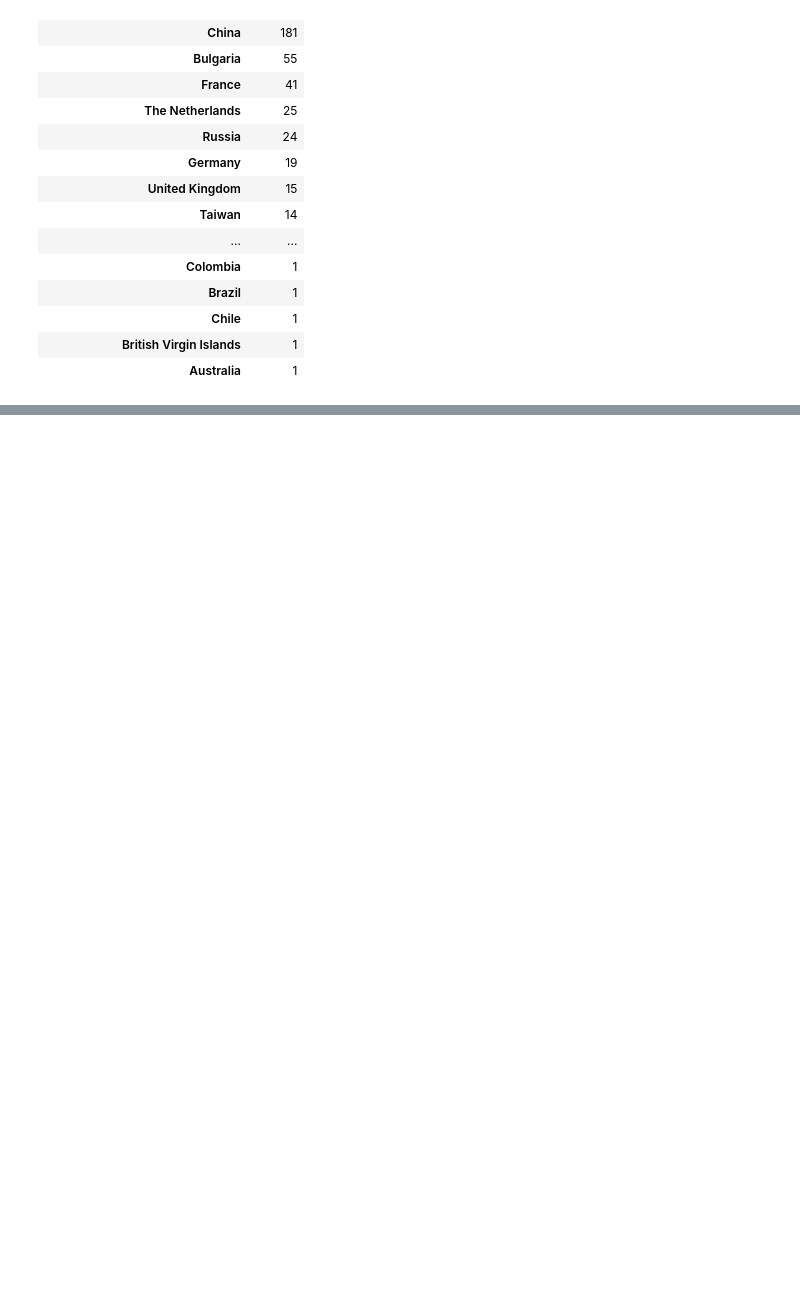
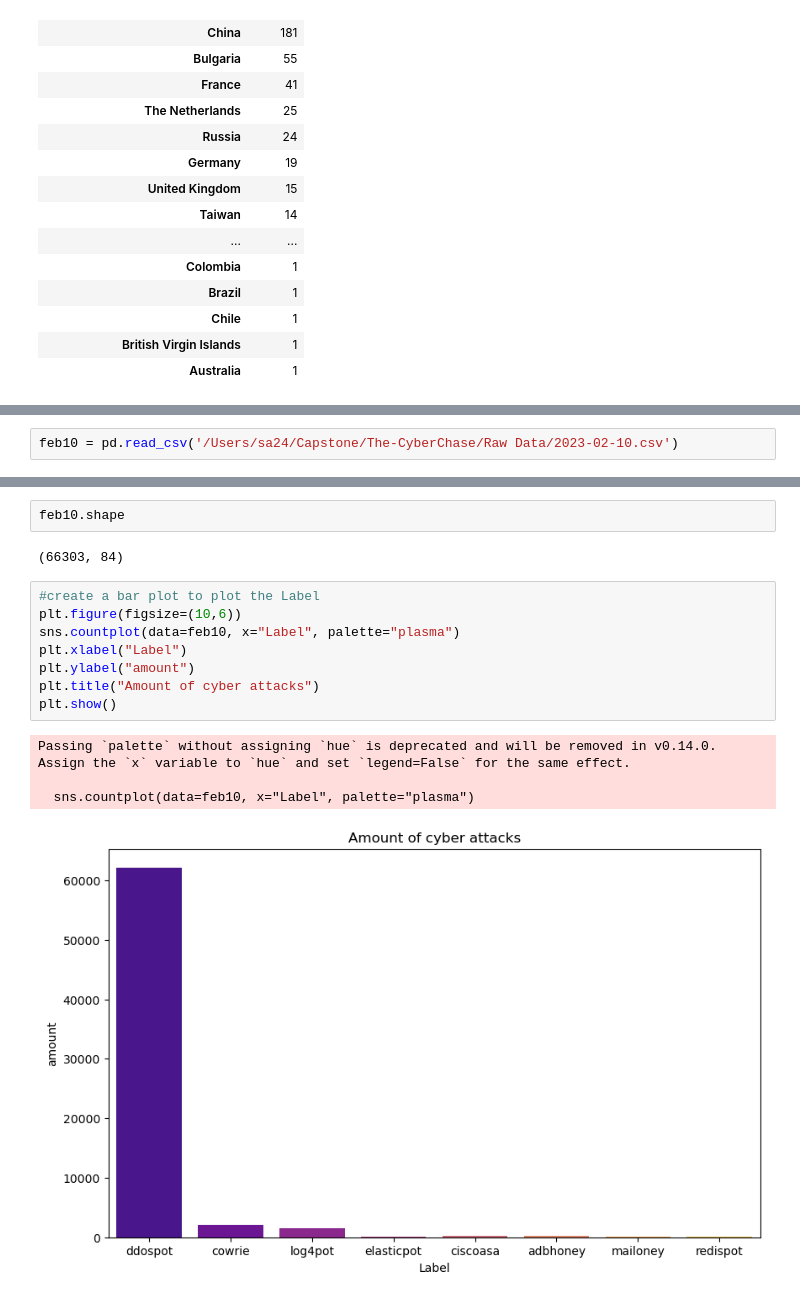
Before and after one commit to Totally-Kyle/The-CyberChase, a Jupyter notebook: EDA.ipynb, the cells around one changed output, grey strips where cells are left out. Drawn from its saved outputs; the diff is of its cells as text; blank space fills up the shorter version.

```diff
--- a/EDA.ipynb
+++ b/EDA.ipynb
@@ -249,0 +256,2 @@ feb9["Locations"].value_counts().to_frame()
+# %%
+feb10 = pd.read_csv('/Users/sa24/Capstone/The-CyberChase/Raw Data/2023-02-10.csv')
@@ -249,0 +278,17 @@ feb9["Locations"].value_counts().to_frame()
+# %%
+feb10.shape
+# %% [output]
+(66303, 84)
+# %%
+#create a bar plot to plot the Label
+plt.figure(figsize=(10,6))
+sns.countplot(data=feb10, x="Label", palette="plasma")
+plt.xlabel("Label")
+plt.ylabel("amount")
+plt.title("Amount of cyber attacks")
+plt.show()
+# %% [output]
+Passing `palette` without assigning `hue` is deprecated and will be removed in v0.14.0. Assign the `x` variable to `hue` and set `legend=False` for the same effect.
+
+  sns.countplot(data=feb10, x="Label", palette="plasma")
+[figure, added]
```
Also changed, not shown: parts of 11 cells of this notebook.
